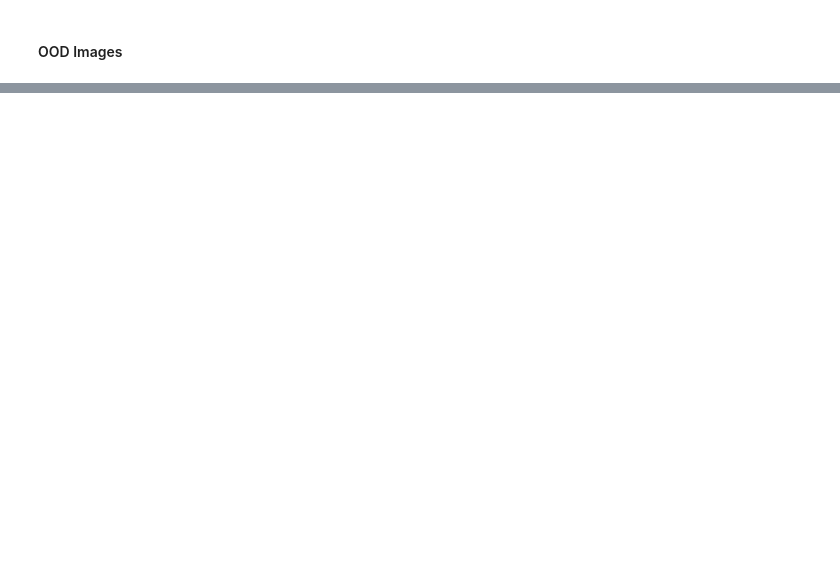
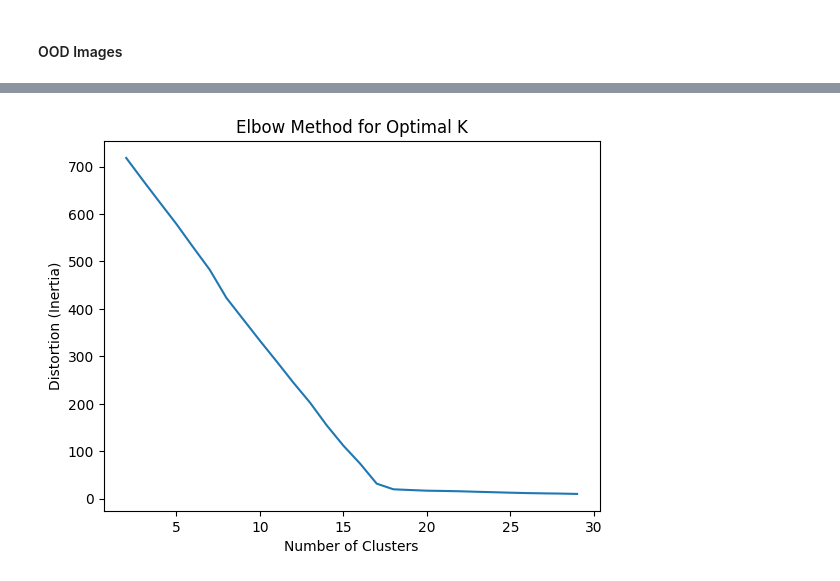
Before and after one commit to vhrollo/inf264_project2, a Jupyter notebook: src/svm_fillip_test.ipynb, the cells around one changed output, grey strips where cells are left out. Drawn from its saved outputs; the diff is of its cells as text; code cells hidden in the pictures; blank space fills up the shorter version.

```diff
--- a/src/svm_fillip_test.ipynb
+++ b/src/svm_fillip_test.ipynb
@@ -219,0 +316,19 @@ Detected 68 out-of-distribution images out of 935 total images.
+# %%
+# elbow method for optimal K
+from sklearn.cluster import KMeans
+import matplotlib.pyplot as plt
+
+distortions = []
+K = range(2, 30)
+for k in K:
+    kmeans = KMeans(n_clusters=k, random_state=42)
+    kmeans.fit(y_pred)
+    distortions.append(kmeans.inertia_)
+
+plt.plot(K, distortions, '-')
+plt.xlabel('Number of Clusters')
+plt.ylabel('Distortion (Inertia)')
+plt.title('Elbow Method for Optimal K')
+plt.show()
+# %% [output]
+[figure, added]
```
Also changed, not shown: parts of 17 cells of this notebook, 3 other files.
